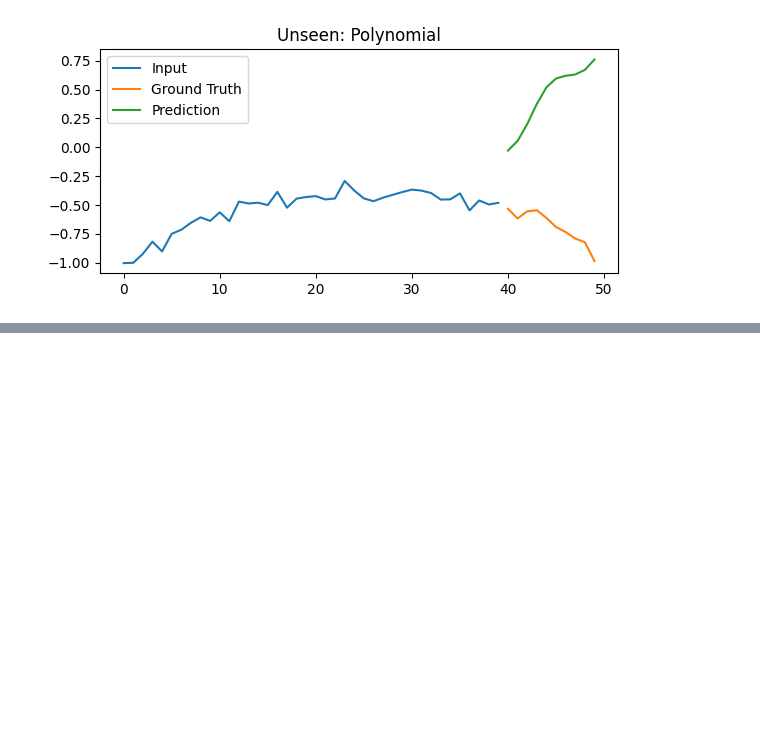
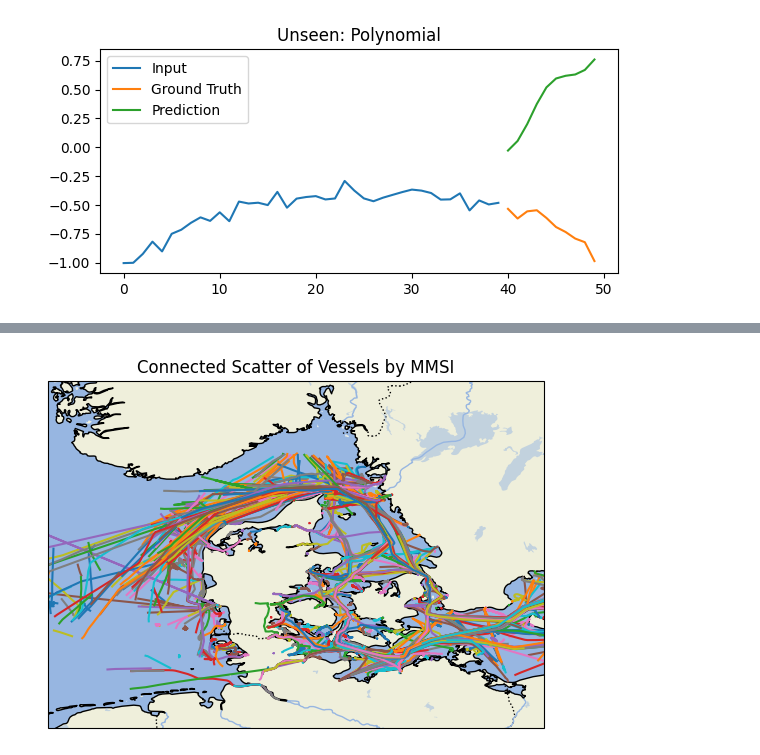
Before and after one commit to veronikal24/DeepLearning, a Jupyter notebook: testing_kevin.ipynb, the cells around one changed output, grey strips where cells are left out. Cells and saved outputs as stored; diff of their text form; code cells hidden in the pictures; blank space fills up the shorter version.

```diff
--- a/testing_kevin.ipynb
+++ b/testing_kevin.ipynb
@@ -483,0 +499,7 @@ for name, f in unseen_funcs:
+# %%
+from dataloader import preprocess_data
+
+df = preprocess_data(df)
+plot_paths_on_map(df)
+# %% [output]
+[figure, added]
```
Also changed, not shown: parts of 6 cells of this notebook.
